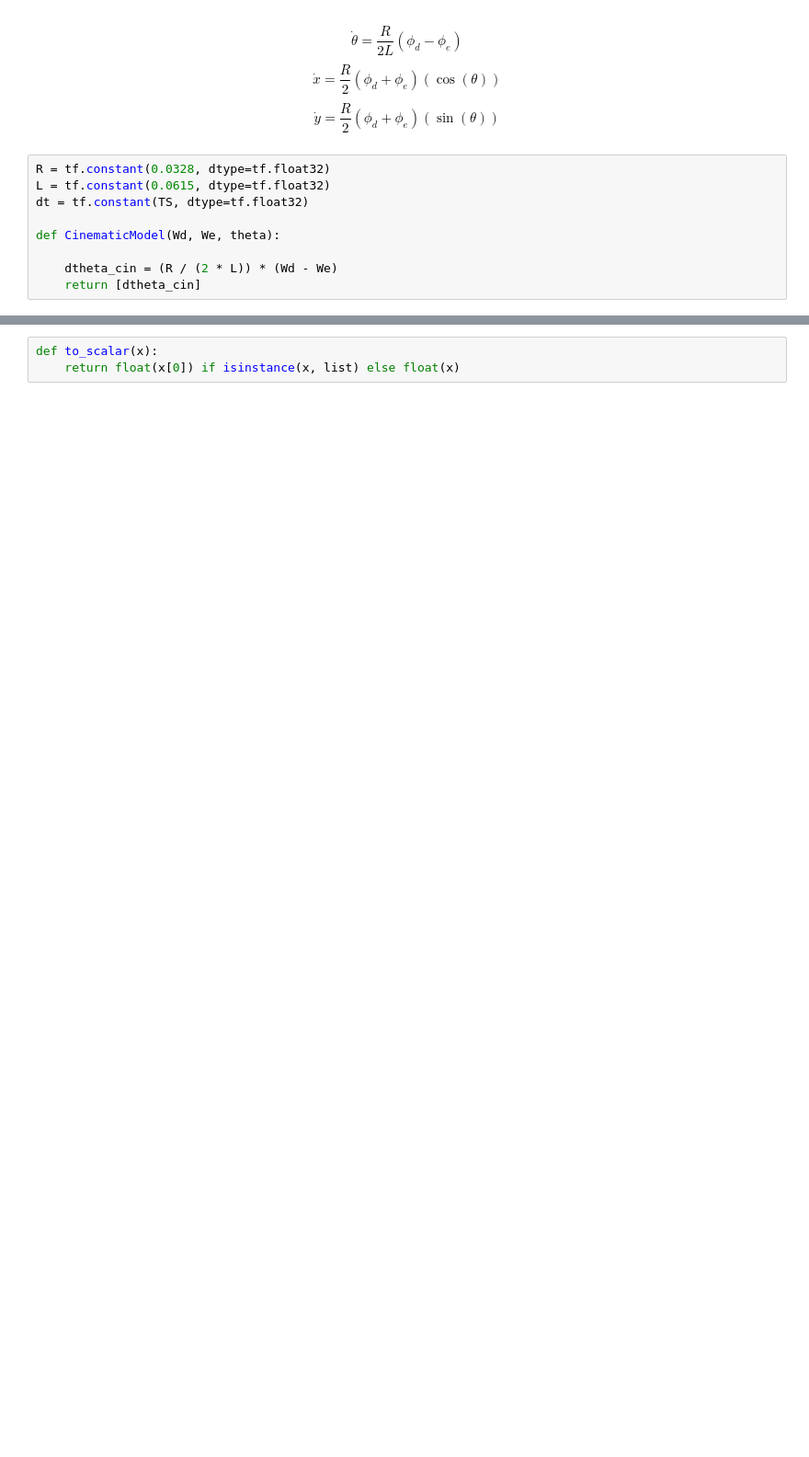
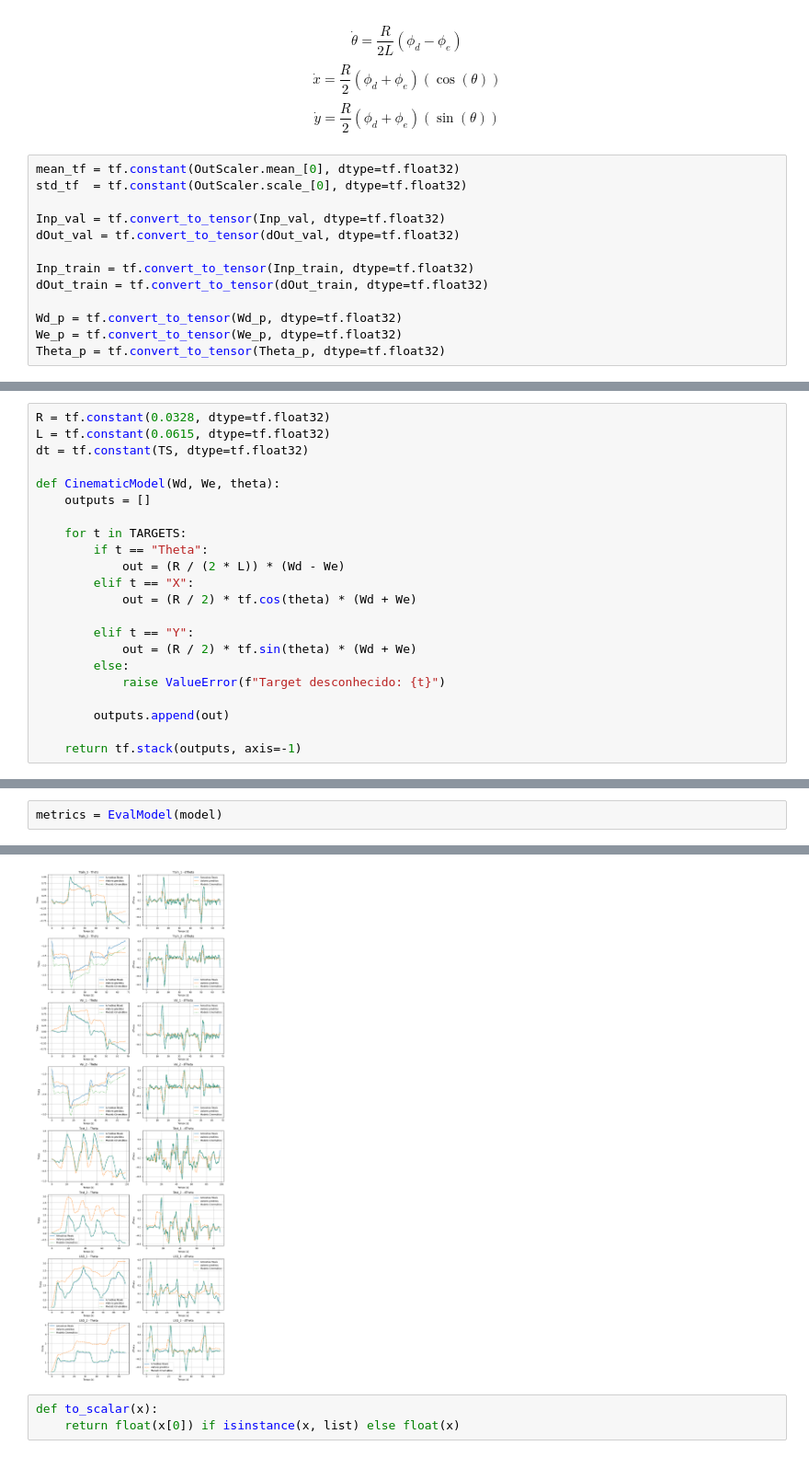
Before and after one commit to sarahmss/Ic-2026.1, a Jupyter notebook: 02-Filtered/02-SimpleLossSavGol/02-Ts-15/Theta/Train.ipynb, the cells around one changed output, grey strips where cells are left out. Shown at 92% size. Cells and saved outputs as stored; diff of their text form; blank space fills up the shorter version.

```diff
--- a/02-Filtered/02-SimpleLossSavGol/02-Ts-15/Theta/Train.ipynb
+++ b/02-Filtered/02-SimpleLossSavGol/02-Ts-15/Theta/Train.ipynb
@@ -128,11 +135,15 @@ $$ \dot{\theta} = \frac{R}{2L} (\phi_d - \phi_e) $$
 $$ \dot{x} = \frac{R}{2} (\phi_d + \phi_e) (\cos(\theta))$$
 $$ \dot{y} = \frac{R}{2} (\phi_d + \phi_e) (\sin(\theta)) $$
 # %%
-R = tf.constant(0.0328, dtype=tf.float32)
-L = tf.constant(0.0615, dtype=tf.float32)
-dt = tf.constant(TS, dtype=tf.float32)
+mean_tf = tf.constant(OutScaler.mean_[0], dtype=tf.float32)
+std_tf  = tf.constant(OutScaler.scale_[0], dtype=tf.float32)
 
-def CinematicModel(Wd, We, theta):
+Inp_val = tf.convert_to_tensor(Inp_val, dtype=tf.float32)
+dOut_val = tf.convert_to_tensor(dOut_val, dtype=tf.float32)
 
-    dtheta_cin = (R / (2 * L)) * (Wd - We)
-    return [dtheta_cin]
+Inp_train = tf.convert_to_tensor(Inp_train, dtype=tf.float32)
+dOut_train = tf.convert_to_tensor(dOut_train, dtype=tf.float32)
+
+Wd_p = tf.convert_to_tensor(Wd_p, dtype=tf.float32)
+We_p = tf.convert_to_tensor(We_p, dtype=tf.float32)
+Theta_p = tf.convert_to_tensor(Theta_p, dtype=tf.float32)
@@ -160 +150,23 @@ def GetCin(dataset):
+# %%
+R = tf.constant(0.0328, dtype=tf.float32)
+L = tf.constant(0.0615, dtype=tf.float32)
+dt = tf.constant(TS, dtype=tf.float32)
+
+def CinematicModel(Wd, We, theta):
+    outputs = []
+
+    for t in TARGETS:
+        if t == "Theta":
+            out = (R / (2 * L)) * (Wd - We)
+        elif t == "X":
+            out = (R / 2) * tf.cos(theta) * (Wd + We)
+
+        elif t == "Y":
+            out = (R / 2) * tf.sin(theta) * (Wd + We)
+        else:
+            raise ValueError(f"Target desconhecido: {t}")
+
+        outputs.append(out)
+
+    return tf.stack(outputs, axis=-1)
 # %%
@@ -376,3 +391,6 @@ def EvalModel(model):
         plt.tight_layout()
 
     return metrics
+# %%
+metrics = EvalModel(model)
+# %% [output]
@@ -379,3 +405,4 @@ def EvalModel(model):
+[figure, added]
 # %%
 def to_scalar(x):
     return float(x[0]) if isinstance(x, list) else float(x)
```
Also changed, not shown: parts of 17 cells of this notebook, 25 other files.
